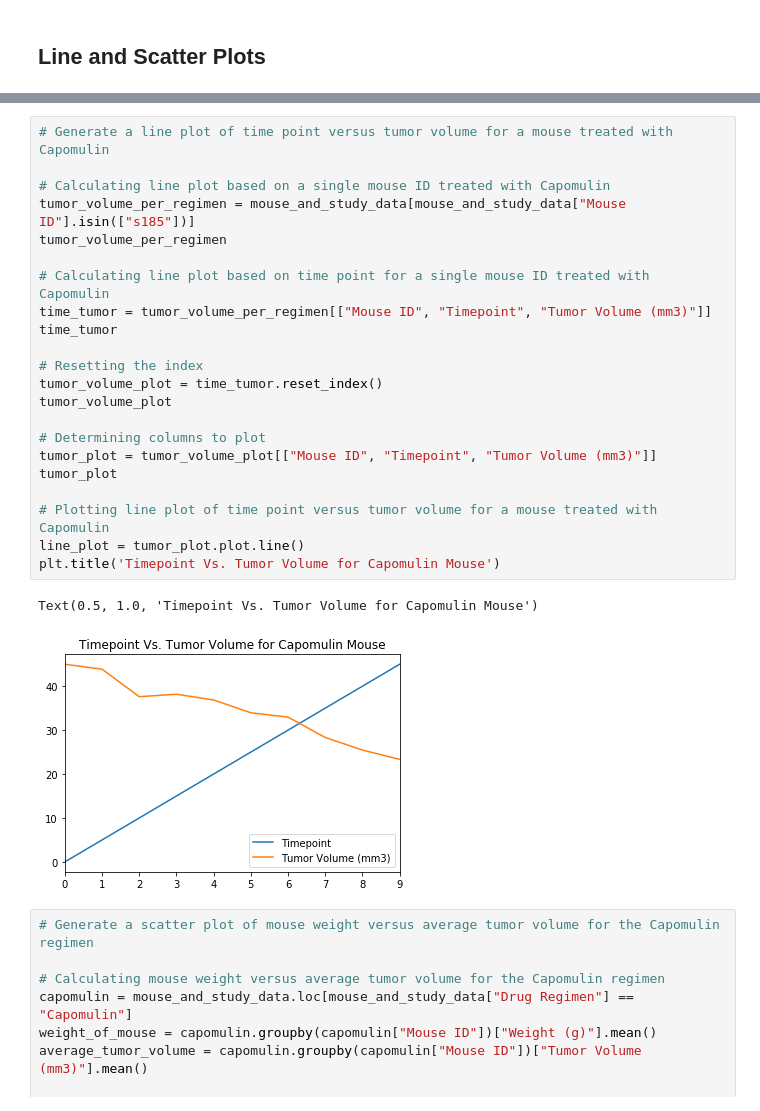
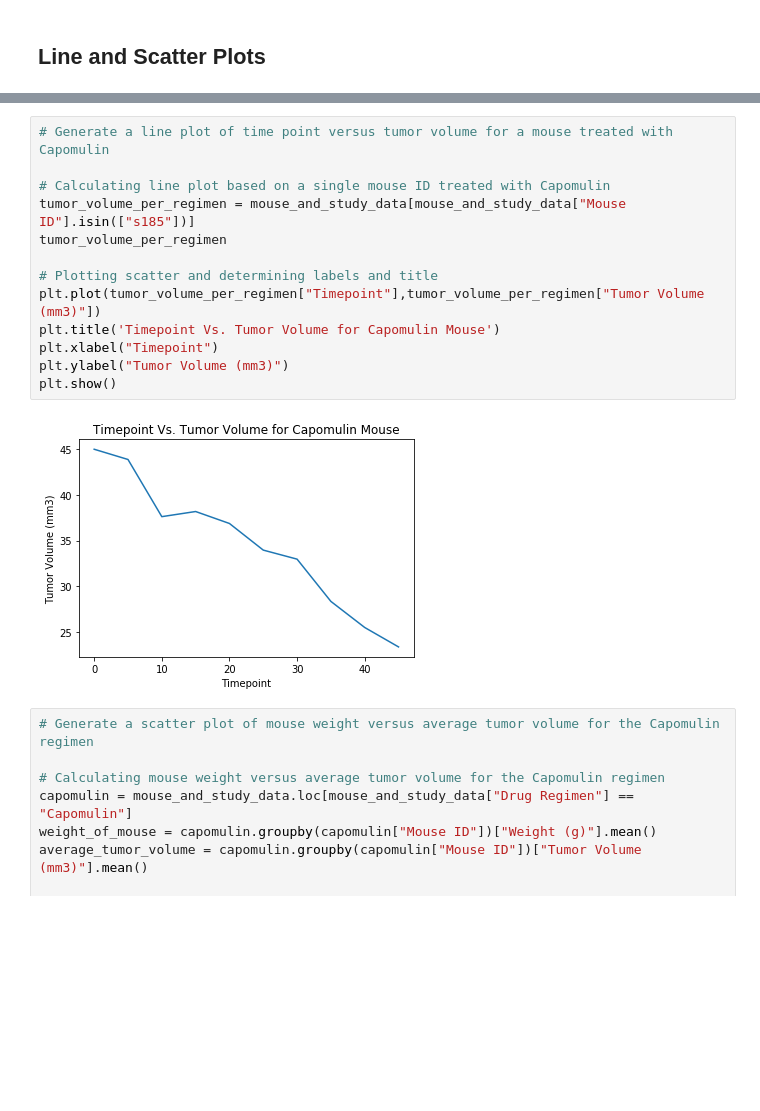
Before and after one commit to denveruniversitysk/Matplotlib_challenge, a Jupyter notebook: Pymaceuticals/pymaceuticals_starter.ipynb, the cells around one changed output, grey strips where cells are left out. Saved outputs shown, nothing was run; the diff lists cells and outputs as text; blank space fills up the shorter version.

Commit message:
Fixed line chart and boxplot

```diff
--- a/Pymaceuticals/pymaceuticals_starter.ipynb
+++ b/Pymaceuticals/pymaceuticals_starter.ipynb
@@ -264,28 +247,18 @@ mouse_and_study_data.head(20)
 # %%
 # Generate a line plot of time point versus tumor volume for a mouse treated with Capomulin
 
 # Calculating line plot based on a single mouse ID treated with Capomulin
 tumor_volume_per_regimen = mouse_and_study_data[mouse_and_study_data["Mouse ID"].isin(["s185"])]
 tumor_volume_per_regimen
 
-# Calculating line plot based on time point for a single mouse ID treated with Capomulin
-time_tumor = tumor_volume_per_regimen[["Mouse ID", "Timepoint", "Tumor Volume (mm3)"]]
-time_tumor
-
-# Resetting the index
-tumor_volume_plot = time_tumor.reset_index()
-tumor_volume_plot
-
-# Determining columns to plot
-tumor_plot = tumor_volume_plot[["Mouse ID", "Timepoint", "Tumor Volume (mm3)"]]
-tumor_plot
-
-# Plotting line plot of time point versus tumor volume for a mouse treated with Capomulin
-line_plot = tumor_plot.plot.line()
+# Plotting scatter and determining labels and title
+plt.plot(tumor_volume_per_regimen["Timepoint"],tumor_volume_per_regimen["Tumor Volume (mm3)"])
 plt.title('Timepoint Vs. Tumor Volume for Capomulin Mouse')
+plt.xlabel("Timepoint")
+plt.ylabel("Tumor Volume (mm3)")
+plt.show()
 # %% [output]
-Text(0.5, 1.0, 'Timepoint Vs. Tumor Volume for Capomulin Mouse')
-[figure, old version]
+[figure, new version]
 # %%
 # Generate a scatter plot of mouse weight versus average tumor volume for the Capomulin regimen
 
```
Also changed, not shown: parts of 3 cells of this notebook.
